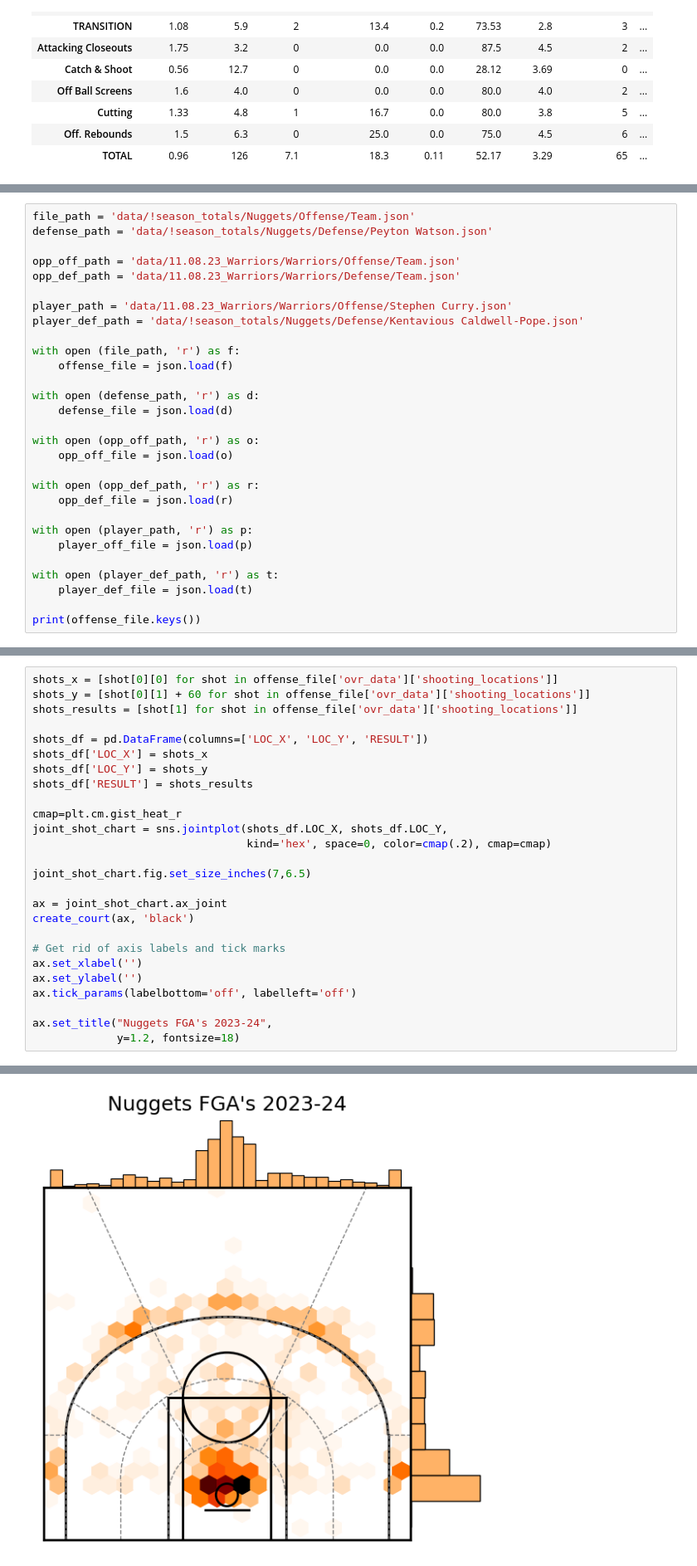
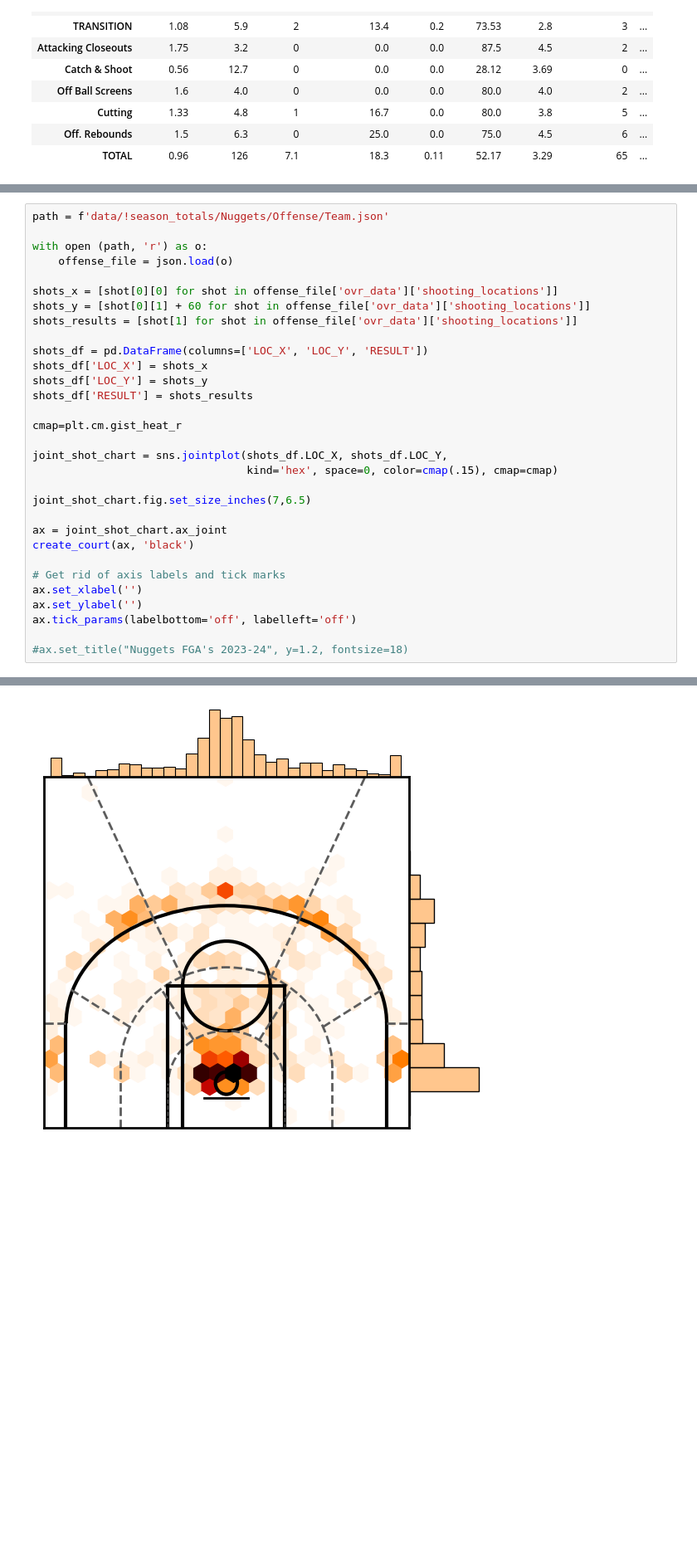
Before and after one commit to nickdsharpe/PPP_24, a Jupyter notebook: generate_stats.ipynb, the cells around one changed output, grey strips where cells are left out. Shown at 83% size. Drawn from its saved outputs; the diff is of its cells as text; blank space fills up the shorter version.

```diff
--- a/generate_stats.ipynb
+++ b/generate_stats.ipynb
@@ -58,29 +65,0 @@ ImportError: Pandas requires version '3.1.2' or newer of 'jinja2' (version '2.11
-# %%
-file_path = 'data/!season_totals/Nuggets/Offense/Team.json'
-defense_path = 'data/!season_totals/Nuggets/Defense/Peyton Watson.json'
-
-opp_off_path = 'data/11.08.23_Warriors/Warriors/Offense/Team.json'
-opp_def_path = 'data/11.08.23_Warriors/Warriors/Defense/Team.json'
-
-player_path = 'data/11.08.23_Warriors/Warriors/Offense/Stephen Curry.json'
-player_def_path = 'data/!season_totals/Nuggets/Defense/Kentavious Caldwell-Pope.json'
-
-with open (file_path, 'r') as f:
-    offense_file = json.load(f)
-
-with open (defense_path, 'r') as d:
-    defense_file = json.load(d)
-
-with open (opp_off_path, 'r') as o:
-    opp_off_file = json.load(o)
-
-with open (opp_def_path, 'r') as r:
-    opp_def_file = json.load(r)
-
-with open (player_path, 'r') as p:
-    player_off_file = json.load(p)
-
-with open (player_def_path, 'r') as t:
-    player_def_file = json.load(t)
-
-print(offense_file.keys())
@@ -180,4 +66,9 @@ Rim TS%: 71.71 on 2.88 SQ
 # %%
+path = f'data/!season_totals/Nuggets/Offense/Team.json'
+
+with open (path, 'r') as o:
+    offense_file = json.load(o)
+
 shots_x = [shot[0][0] for shot in offense_file['ovr_data']['shooting_locations']]
 shots_y = [shot[0][1] + 60 for shot in offense_file['ovr_data']['shooting_locations']]
 shots_results = [shot[1] for shot in offense_file['ovr_data']['shooting_locations']]
@@ -188,8 +79,9 @@ shots_df['LOC_Y'] = shots_y
 shots_df['RESULT'] = shots_results
 
 cmap=plt.cm.gist_heat_r
+
 joint_shot_chart = sns.jointplot(shots_df.LOC_X, shots_df.LOC_Y,
-                                 kind='hex', space=0, color=cmap(.2), cmap=cmap)
+                                 kind='hex', space=0, color=cmap(.15), cmap=cmap)
 
 joint_shot_chart.fig.set_size_inches(7,6.5)
 
@@ -201,6 +93,5 @@ ax.set_xlabel('')
 ax.set_ylabel('')
 ax.tick_params(labelbottom='off', labelleft='off')
 
-ax.set_title("Nuggets FGA's 2023-24",
-             y=1.2, fontsize=18)
+#ax.set_title("Nuggets FGA's 2023-24", y=1.2, fontsize=18)
 # %% [output]
@@ -208 +98 @@ Text(0.5, 1.2, "Nuggets FGA's 2023-24")
-[figure, old version]
+[figure, new version]
```
Also changed, not shown: parts of 14 cells of this notebook, 26 other files.
